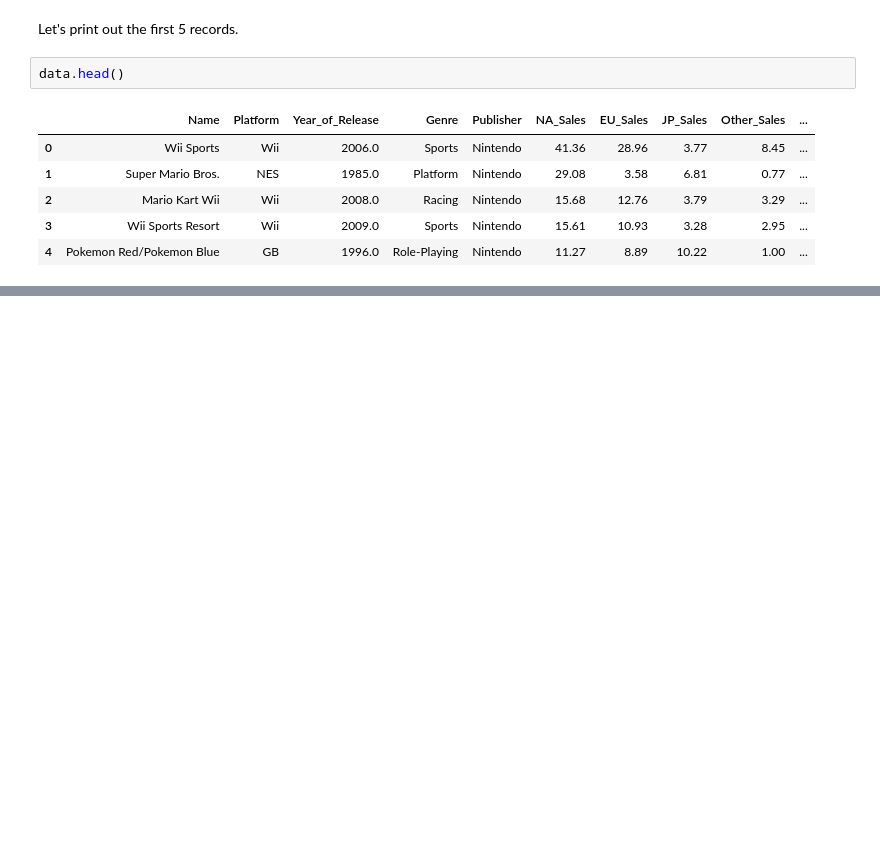
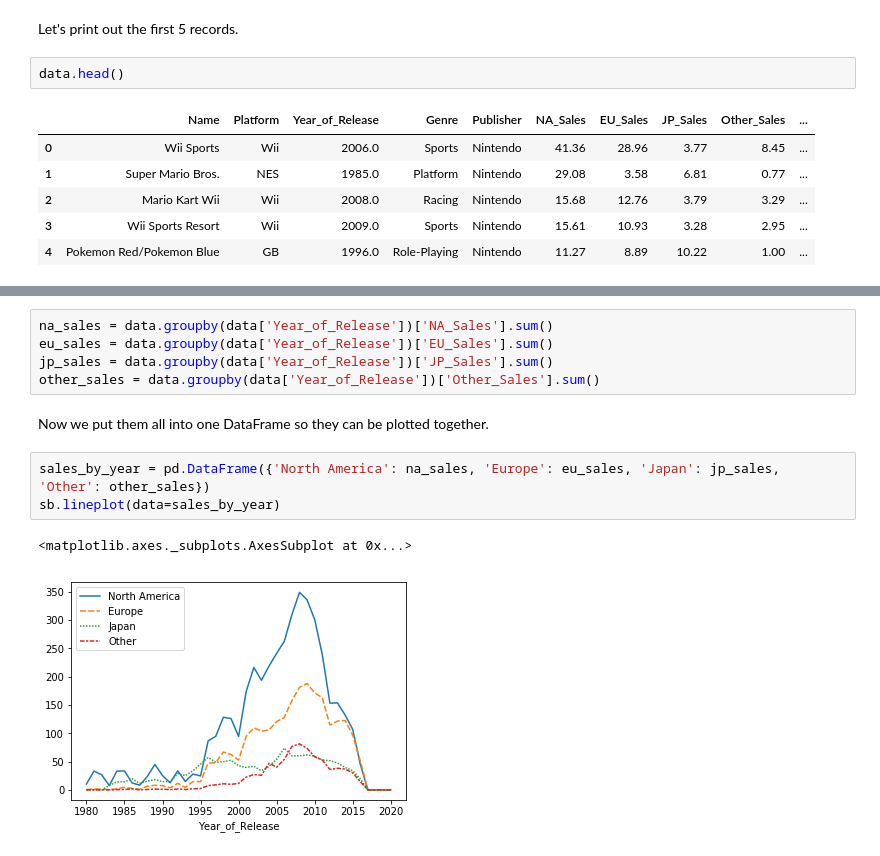
Before and after one commit to NicholasCrossman/python-game-sales-data-cleaning, a Jupyter notebook: game-sales-data-analysis.ipynb, the cells around one changed output, grey strips where cells are left out. Saved outputs shown, nothing was run; the diff lists cells and outputs as text; blank space fills up the shorter version.

```diff
--- a/game-sales-data-analysis.ipynb
+++ b/game-sales-data-analysis.ipynb
@@ -32,0 +84,13 @@ data.head()
+# %%
+na_sales = data.groupby(data['Year_of_Release'])['NA_Sales'].sum()
+eu_sales = data.groupby(data['Year_of_Release'])['EU_Sales'].sum()
+jp_sales = data.groupby(data['Year_of_Release'])['JP_Sales'].sum()
+other_sales = data.groupby(data['Year_of_Release'])['Other_Sales'].sum()
+# %% [markdown]
+Now we put them all into one DataFrame so they can be plotted together.
+# %%
+sales_by_year = pd.DataFrame({'North America': na_sales, 'Europe': eu_sales, 'Japan': jp_sales, 'Other': other_sales})
+sb.lineplot(data=sales_by_year)
+# %% [output]
+<matplotlib.axes._subplots.AxesSubplot at 0x...>
+[figure, added]
```
Also changed, not shown: parts of 14 cells of this notebook.
